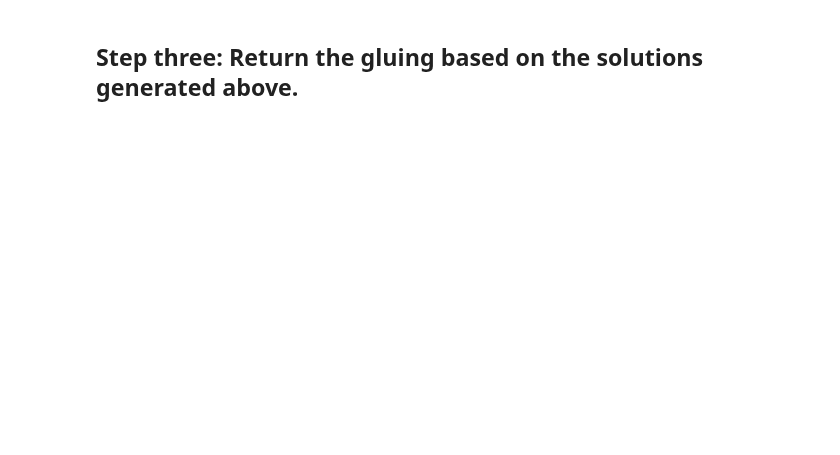
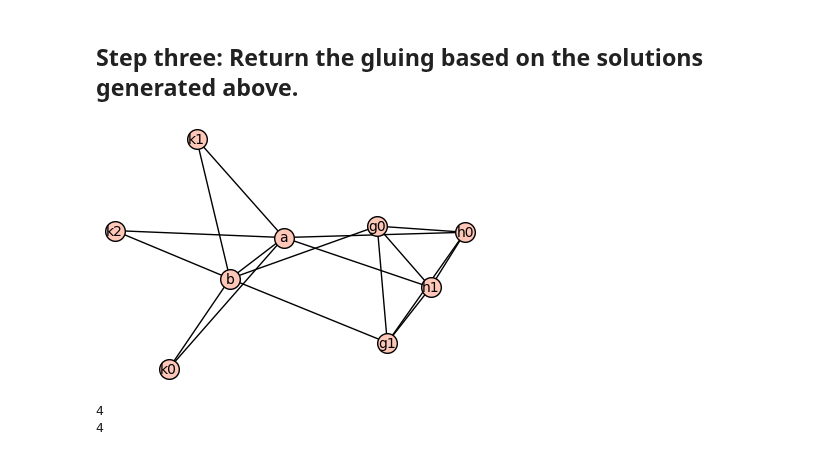
Before and after one commit to polymathjr/polymathjr-ramsey, a Jupyter notebook: r-five-five/gluing-method-2/Method2_R55_Paper.ipynb, the cells around one changed output. Cells and saved outputs as stored; diff of their text form; code cells hidden in the pictures; blank space fills up the shorter version.

Commit message:
Create `glue()` function
Creates the `glue()` function which creates a new graph based on a successfull gluing of G and H.

```diff
--- a/r-five-five/gluing-method-2/Method2_R55_Paper.ipynb
+++ b/r-five-five/gluing-method-2/Method2_R55_Paper.ipynb
@@ -545,9 +545,35 @@ for matrix in solutions:
 ## Step three: Return the gluing based on the solutions generated above.
 # %%
 # Description: We will use a matrix M to glue two pointed graphs together.
-# Input: Two pointed graphs (G, a) and (H, b) as well as a d' x d' matrix M.
+# Input: Two pointed graphs (G, a) and (H, b) as well as the intersection K.
+#        Also a d' x d' matrix M and g_map, h_map mappings from the matrix to the vertices of G and H.
 # Output: A graph, based on glueing along M.
-def glue(G, a, H, b, M):
-    glued_graph = Graph()
+def glue(G, a, H, b, K, M, g_map, h_map):
+    glued_graph = G.copy()
+
+    glued_graph.add_edges(H.edge_iterator())
+
+    # Connect b to all vertices in G and a to all vertices in H
+    for g_vertex in G.vertex_iterator():
+        glued_graph.add_edge((b, g_vertex))
+
+    for h_vertex in H.vertex_iterator():
+        glued_graph.add_edge((a, h_vertex))
+
+    # Add edges between vertices of G and H based on a succesfull gluing in M
+    for x in g_map:
+        for y in h_map:
+            if M.matrix[g_map[x]][h_map[y]].exists == gc.EdgeExists.TRUE:
+                glued_graph.add_edge((x, y))
 
     return glued_graph
+# %%
+gluing = glue(G1, "a", H1, "b", K1, M1, g1_map, h1_map)
+gluing.show()
+
+print(gluing.clique_number())
+print(gluing.complement().clique_number())
+# %% [output]
+[figure, added]
+4
+4
```
Also changed, not shown: parts of 4 cells of this notebook.
